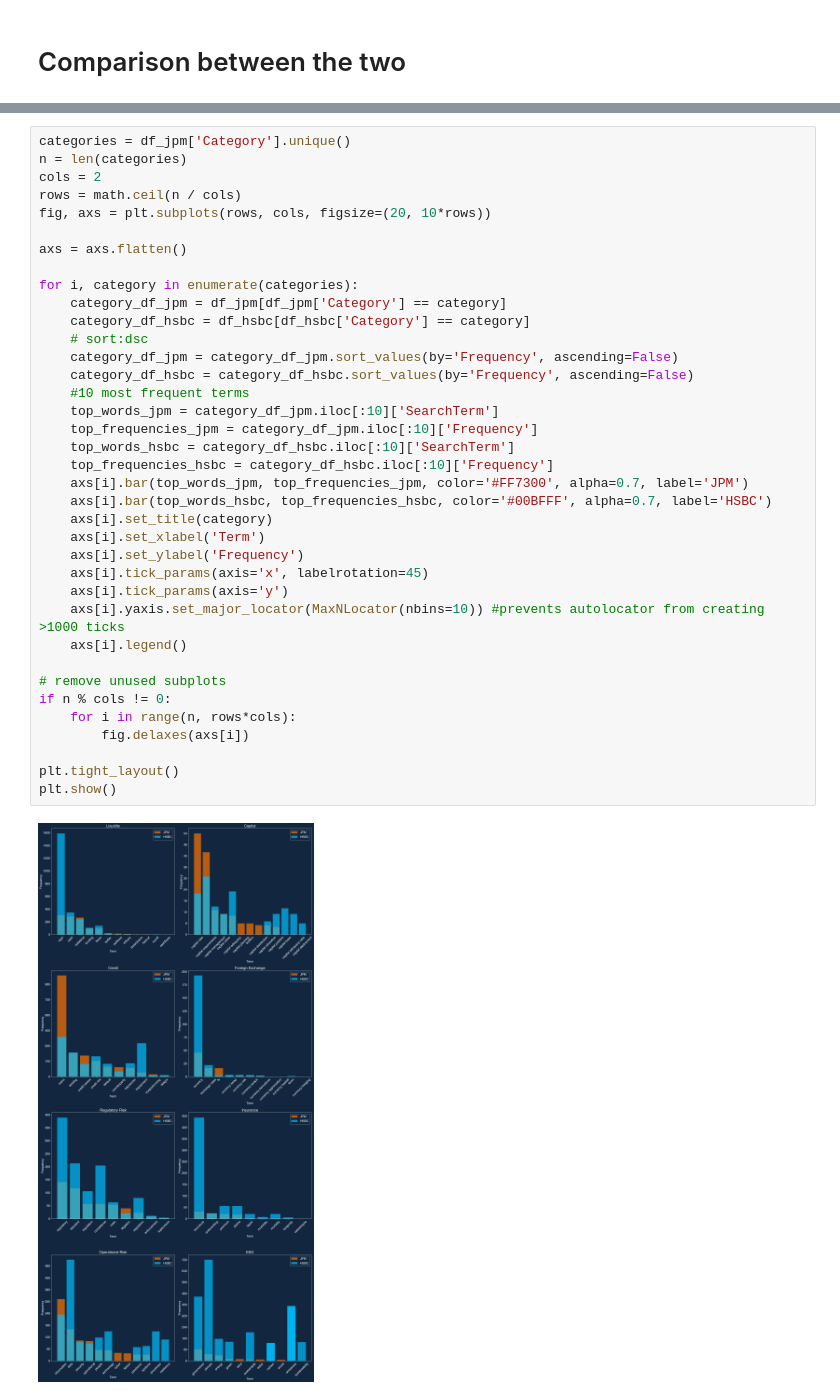
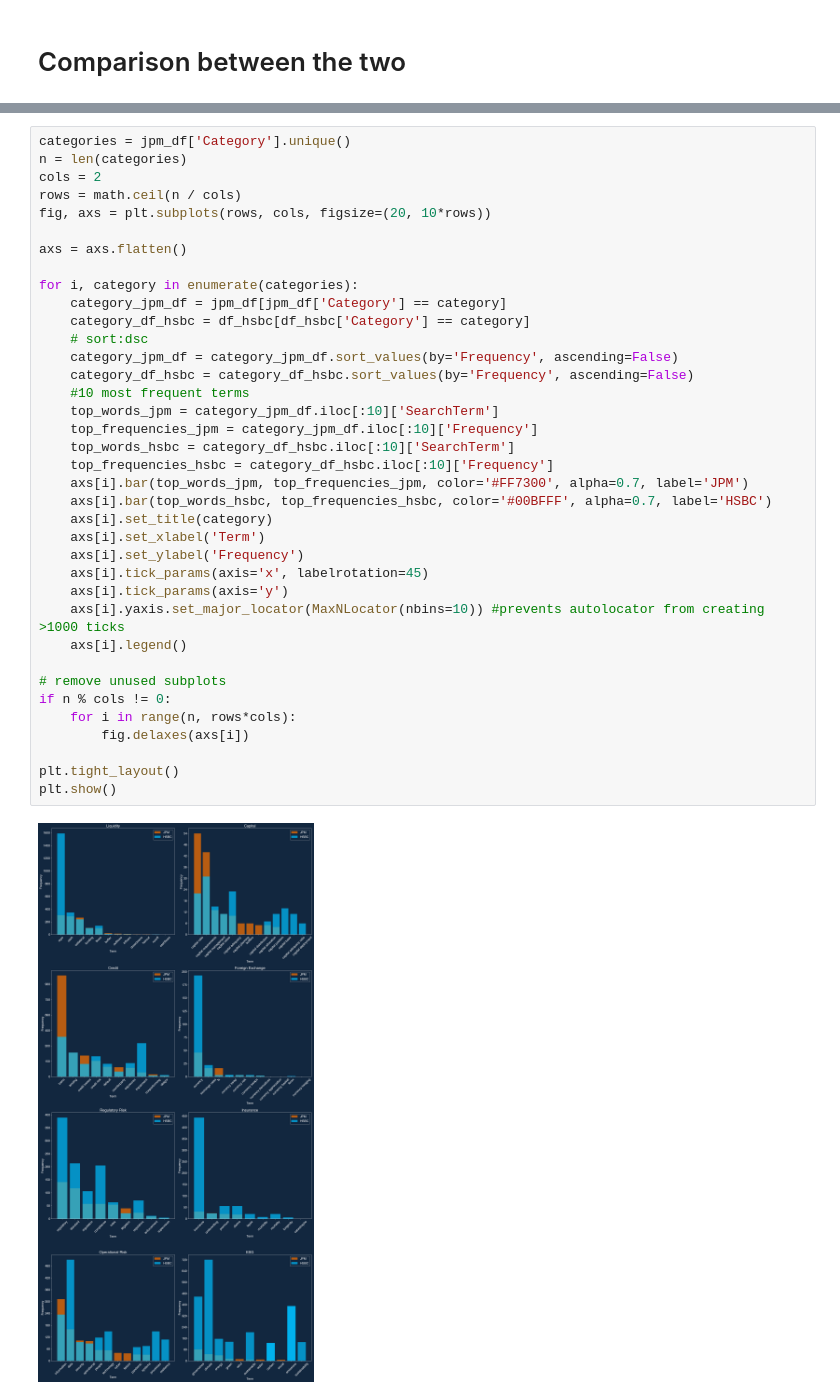
Before and after one commit to george-m2/financial-reports-data-mining, a Jupyter notebook: textExtractionDemo.ipynb, the cells around one changed output, grey strips where cells are left out. Drawn from its saved outputs; the diff is of its cells as text.

```diff
--- a/textExtractionDemo.ipynb
+++ b/textExtractionDemo.ipynb
@@ -233,39 +255,39 @@ plt.show()
 # %%
-categories = df_jpm['Category'].unique()
+categories = jpm_df['Category'].unique()
 n = len(categories)
 cols = 2
 rows = math.ceil(n / cols)
 fig, axs = plt.subplots(rows, cols, figsize=(20, 10*rows))
 
 axs = axs.flatten()
 
 for i, category in enumerate(categories):
-    category_df_jpm = df_jpm[df_jpm['Category'] == category]
+    category_jpm_df = jpm_df[jpm_df['Category'] == category]
     category_df_hsbc = df_hsbc[df_hsbc['Category'] == category]
     # sort:dsc
-    category_df_jpm = category_df_jpm.sort_values(by='Frequency', ascending=False)
+    category_jpm_df = category_jpm_df.sort_values(by='Frequency', ascending=False)
     category_df_hsbc = category_df_hsbc.sort_values(by='Frequency', ascending=False)
     #10 most frequent terms
-    top_words_jpm = category_df_jpm.iloc[:10]['SearchTerm']
-    top_frequencies_jpm = category_df_jpm.iloc[:10]['Frequency']
+    top_words_jpm = category_jpm_df.iloc[:10]['SearchTerm']
+    top_frequencies_jpm = category_jpm_df.iloc[:10]['Frequency']
     top_words_hsbc = category_df_hsbc.iloc[:10]['SearchTerm']
     top_frequencies_hsbc = category_df_hsbc.iloc[:10]['Frequency']
     axs[i].bar(top_words_jpm, top_frequencies_jpm, color='#FF7300', alpha=0.7, label='JPM')
     axs[i].bar(top_words_hsbc, top_frequencies_hsbc, color='#00BFFF', alpha=0.7, label='HSBC')
     axs[i].set_title(category)
     axs[i].set_xlabel('Term')
     axs[i].set_ylabel('Frequency')
     axs[i].tick_params(axis='x', labelrotation=45)
     axs[i].tick_params(axis='y')
     axs[i].yaxis.set_major_locator(MaxNLocator(nbins=10)) #prevents autolocator from creating >1000 ticks
     axs[i].legend()
 
 # remove unused subplots
 if n % cols != 0:
     for i in range(n, rows*cols):
         fig.delaxes(axs[i])
 
 plt.tight_layout()
 plt.show()
 # %% [output]
-[figure, old version]
+[figure, new version]
```
Also changed, not shown: parts of 19 cells of this notebook.
